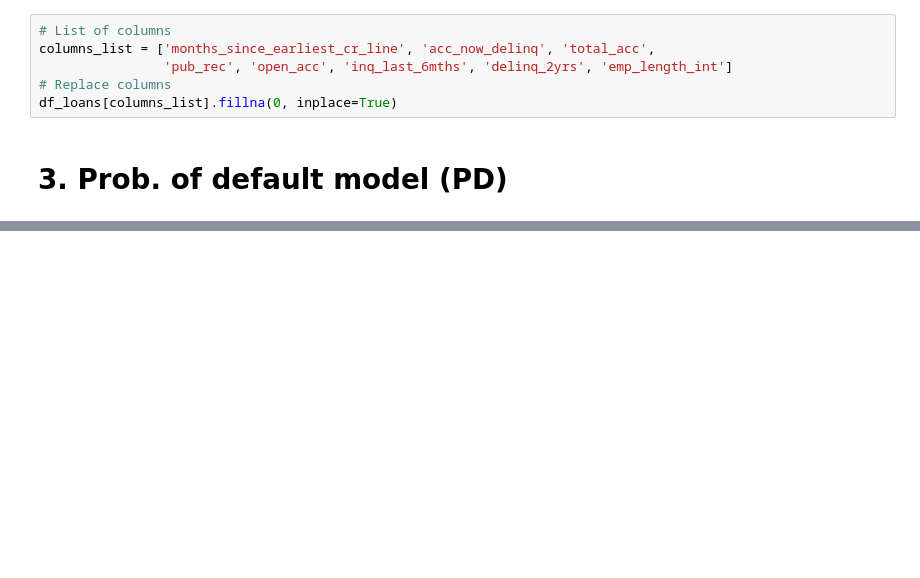
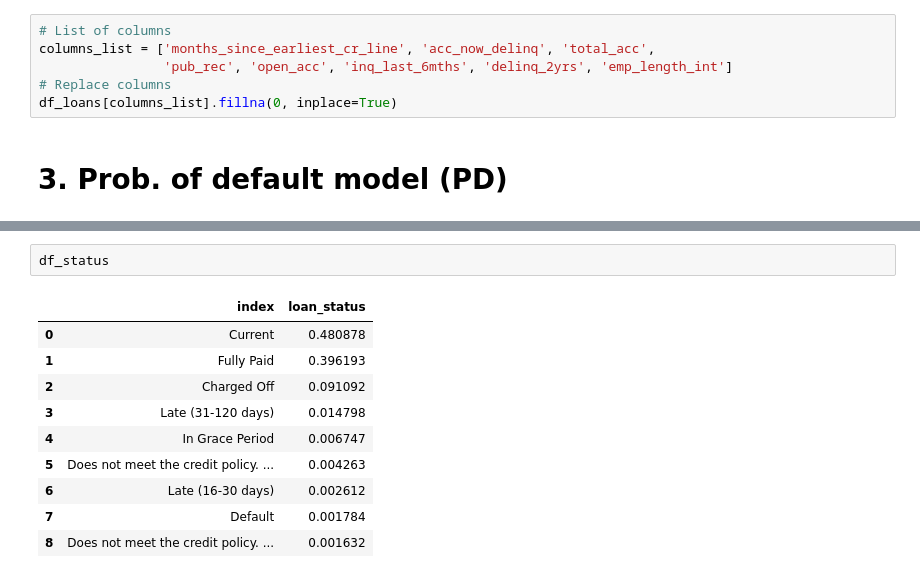
Before and after one commit to kevinmiguel97/Lending-Club-Credit-RIsk-Model, a Jupyter notebook: Lending Club Risk Model.ipynb, the cells around one changed output, grey strips where cells are left out. Saved outputs shown, nothing was run; the diff lists cells and outputs as text; blank space fills up the shorter version.

```diff
--- a/Lending Club Risk Model.ipynb
+++ b/Lending Club Risk Model.ipynb
@@ -215,0 +242,13 @@ df_loans[columns_list].fillna(0, inplace=True)
+# %%
+df_status
+# %% [output]
+|  | index | loan_status |
+| 0 | Current | 0.480878 |
+| 1 | Fully Paid | 0.396193 |
+| 2 | Charged Off | 0.091092 |
+| 3 | Late (31-120 days) | 0.014798 |
+| 4 | In Grace Period | 0.006747 |
+| 5 | Does not meet the credit policy. ... | 0.004263 |
+| 6 | Late (16-30 days) | 0.002612 |
+| 7 | Default | 0.001784 |
+| 8 | Does not meet the credit policy. ... | 0.001632 |
```
Also changed, not shown: parts of 3 cells of this notebook, 2 other files.
